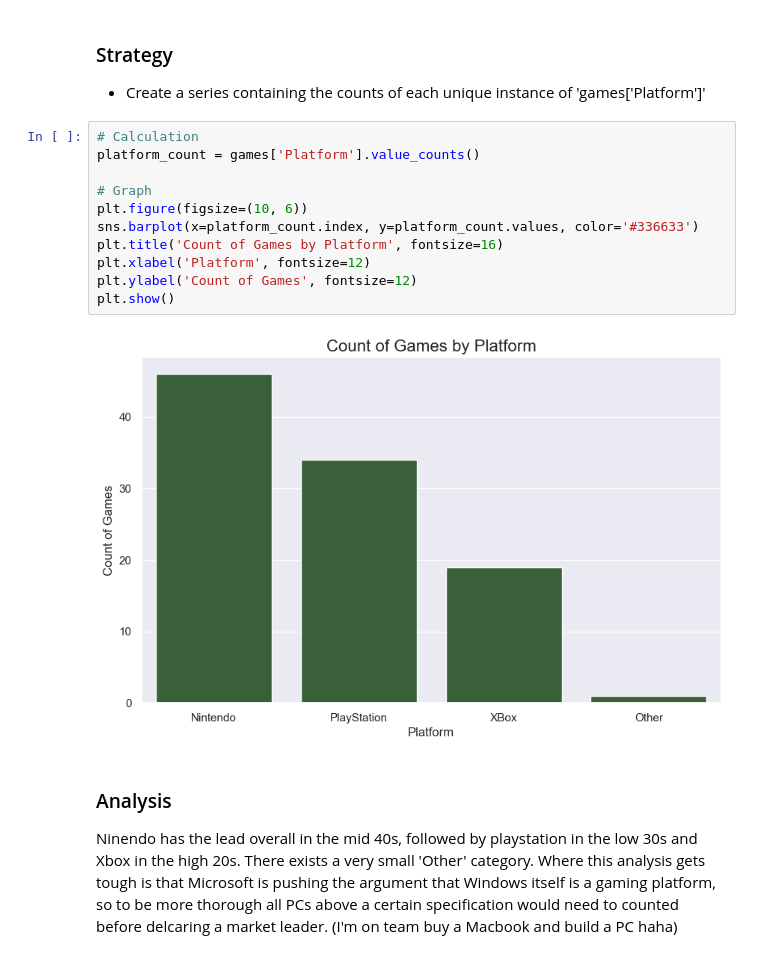
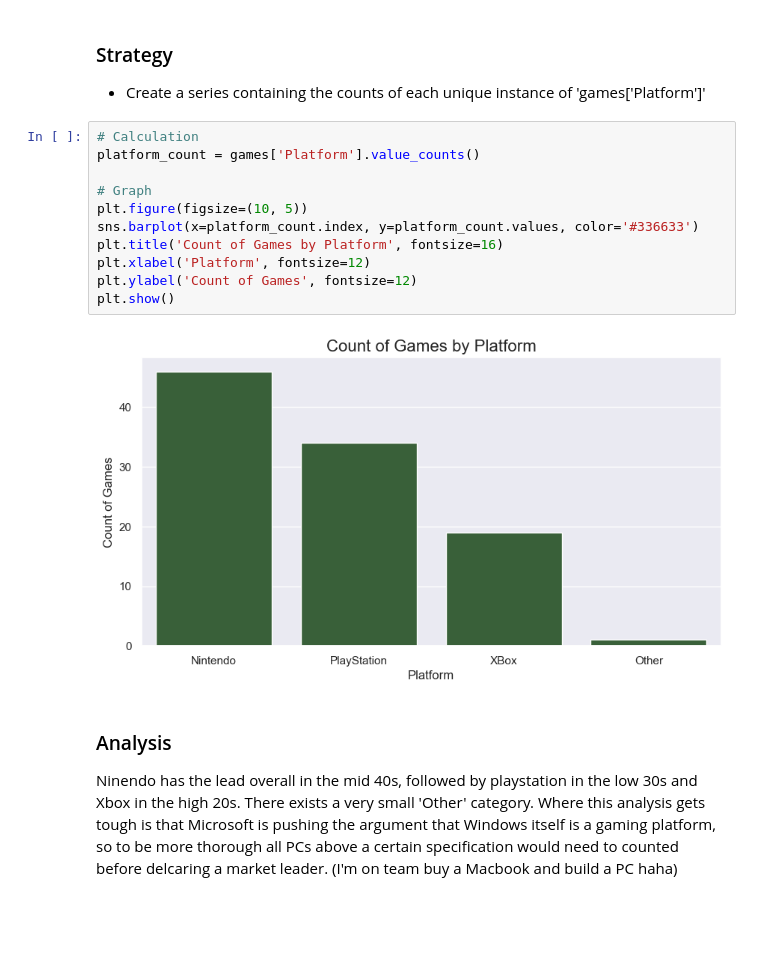
Before and after one commit to dtoshm/data_project_six, a Jupyter notebook: game_sales_analysis.ipynb, the cells around one changed output. Saved outputs shown, nothing was run; the diff lists cells and outputs as text; blank space fills up the shorter version.

```diff
--- a/game_sales_analysis.ipynb
+++ b/game_sales_analysis.ipynb
@@ -178,16 +178,16 @@ Count of Games by Platform: Create a bar (or column) chart to show the total num
 # %%
 # Calculation
 platform_count = games['Platform'].value_counts()
 
 # Graph
-plt.figure(figsize=(10, 6))
+plt.figure(figsize=(10, 5))
 sns.barplot(x=platform_count.index, y=platform_count.values, color='#336633')
 plt.title('Count of Games by Platform', fontsize=16)
 plt.xlabel('Platform', fontsize=12)
 plt.ylabel('Count of Games', fontsize=12)
 plt.show()
 # %% [output]
-[figure, old version]
+[figure, new version]
 # %% [markdown]
 ### Analysis
 Ninendo has the lead overall in the mid 40s, followed by playstation in the low 30s and Xbox in the high 20s. There exists a very small 'Other' category. Where this analysis gets tough is that Microsoft is pushing the argument that Windows itself is a gaming platform, so to be more thorough all PCs above a certain specification would need to counted before delcaring a market leader. (I'm on team buy a Macbook and build a PC haha)
```
Also changed, not shown: parts of 4 cells of this notebook.
